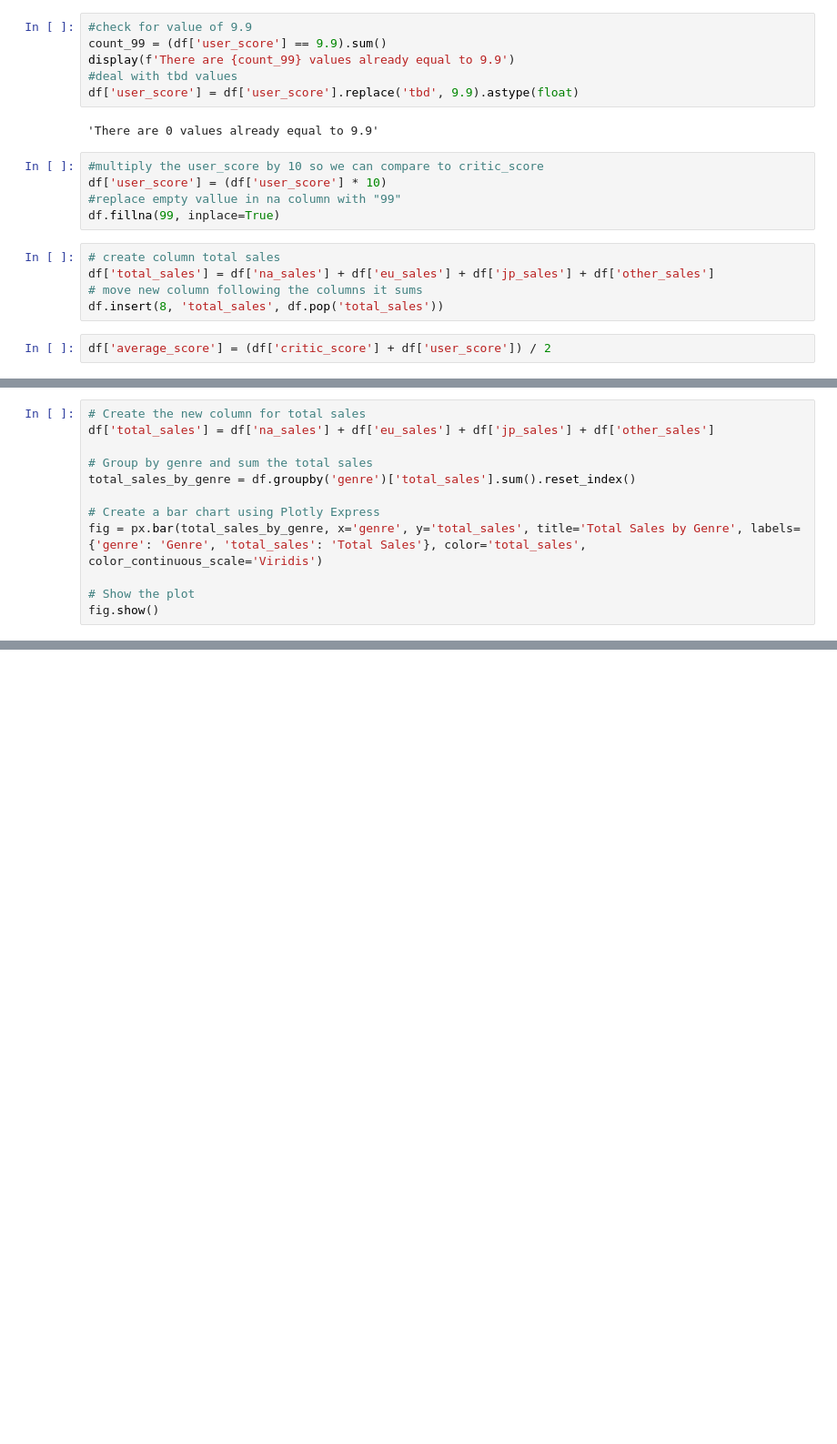
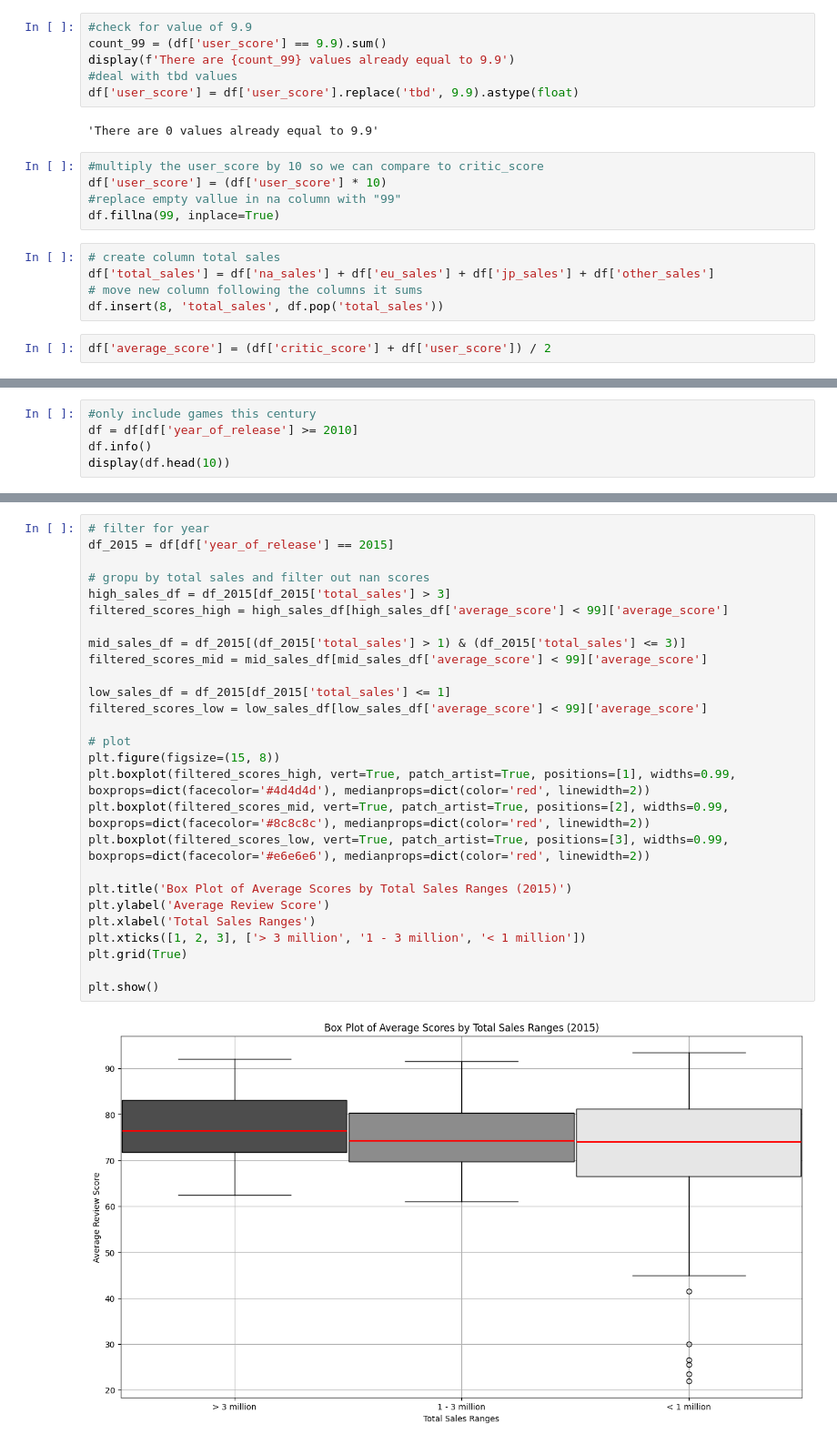
Before and after one commit to Tom-Kinstle/sprint_5, a Jupyter notebook: Integrated Project.ipynb, the cells around one changed output, grey strips where cells are left out. Shown: that part at 91% size. Cells and saved outputs as stored; diff of their text form; blank space fills up the shorter version.

```diff
--- a/Integrated Project.ipynb
+++ b/Integrated Project.ipynb
@@ -232,12 +100,0 @@ fig.show()
-# %%
-# Create the new column for total sales
-df['total_sales'] = df['na_sales'] + df['eu_sales'] + df['jp_sales'] + df['other_sales']
-
-# Group by genre and sum the total sales
-total_sales_by_genre = df.groupby('genre')['total_sales'].sum().reset_index()
-
-# Create a bar chart using Plotly Express
-fig = px.bar(total_sales_by_genre, x='genre', y='total_sales', title='Total Sales by Genre', labels={'genre': 'Genre', 'total_sales': 'Total Sales'}, color='total_sales', color_continuous_scale='Viridis')
-
-# Show the plot
-fig.show()
@@ -258,0 +101,5 @@ fig.show()
+# %%
+#only include games this century
+df = df[df['year_of_release'] >= 2010]
+df.info()
+display(df.head(10))
@@ -258,0 +278,29 @@ fig.show()
+# %%
+# filter for year
+df_2015 = df[df['year_of_release'] == 2015]
+
+# gropu by total sales and filter out nan scores
+high_sales_df = df_2015[df_2015['total_sales'] > 3]
+filtered_scores_high = high_sales_df[high_sales_df['average_score'] < 99]['average_score']
+
+mid_sales_df = df_2015[(df_2015['total_sales'] > 1) & (df_2015['total_sales'] <= 3)]
+filtered_scores_mid = mid_sales_df[mid_sales_df['average_score'] < 99]['average_score']
+
+low_sales_df = df_2015[df_2015['total_sales'] <= 1]
+filtered_scores_low = low_sales_df[low_sales_df['average_score'] < 99]['average_score']
+
+# plot
+plt.figure(figsize=(15, 8))
+plt.boxplot(filtered_scores_high, vert=True, patch_artist=True, positions=[1], widths=0.99, boxprops=dict(facecolor='#4d4d4d'), medianprops=dict(color='red', linewidth=2))
+plt.boxplot(filtered_scores_mid, vert=True, patch_artist=True, positions=[2], widths=0.99, boxprops=dict(facecolor='#8c8c8c'), medianprops=dict(color='red', linewidth=2))
+plt.boxplot(filtered_scores_low, vert=True, patch_artist=True, positions=[3], widths=0.99, boxprops=dict(facecolor='#e6e6e6'), medianprops=dict(color='red', linewidth=2))
+
+plt.title('Box Plot of Average Scores by Total Sales Ranges (2015)')
+plt.ylabel('Average Review Score')
+plt.xlabel('Total Sales Ranges')
+plt.xticks([1, 2, 3], ['> 3 million', '1 - 3 million', '< 1 million'])
+plt.grid(True)
+
+plt.show()
+# %% [output]
+[figure, added]
```
Also changed, not shown: parts of 69 cells of this notebook, 2 other files.
